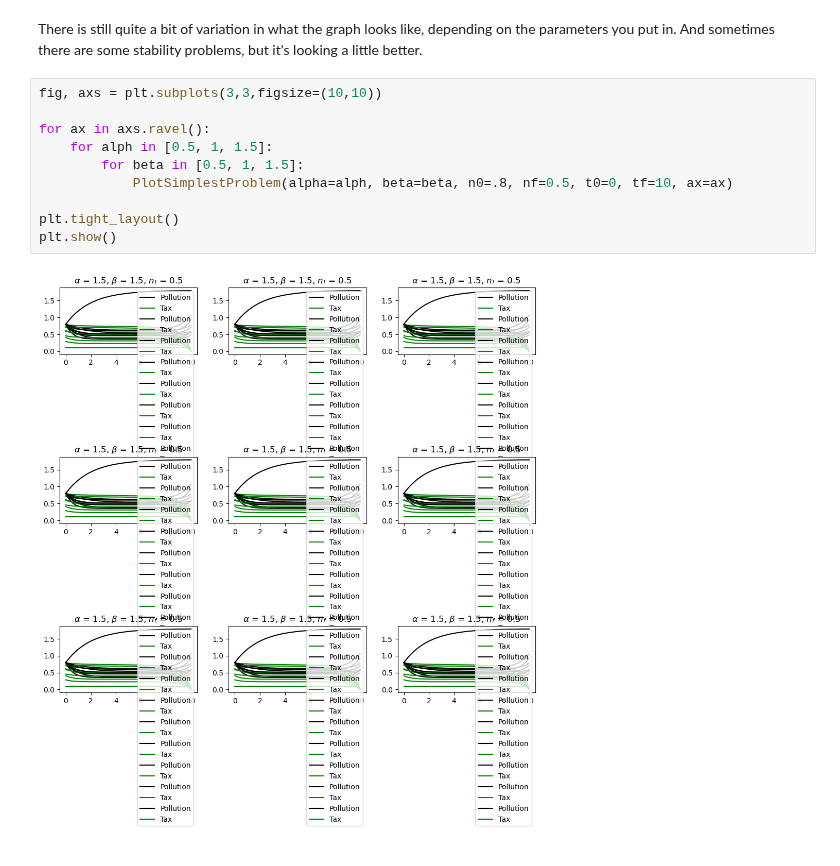
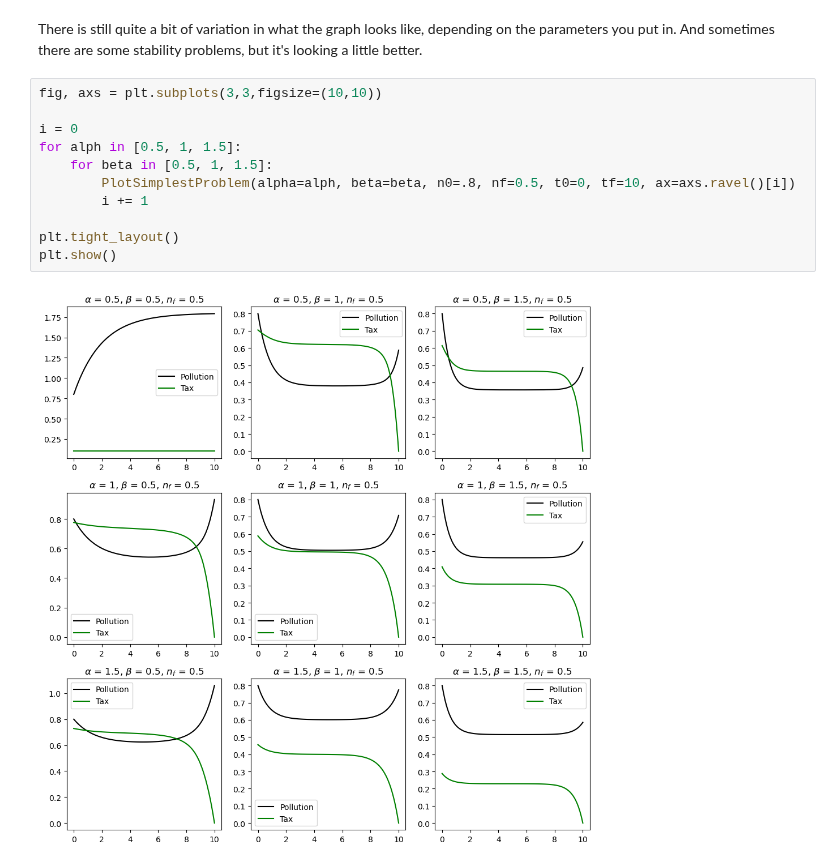
Before and after one commit to addmelo/ACME, a Jupyter notebook: Volume 4/MichaelExperiments.ipynb, the cells around one changed output. Saved outputs shown, nothing was run; the diff lists cells and outputs as text.

Commit message:
graph

```diff
--- a/Volume 4/MichaelExperiments.ipynb
+++ b/Volume 4/MichaelExperiments.ipynb
@@ -113,12 +113,13 @@ There is still quite a bit of variation in what the graph looks like, depending
 # %%
 fig, axs = plt.subplots(3,3,figsize=(10,10))
 
-for ax in axs.ravel():
-    for alph in [0.5, 1, 1.5]:
-        for beta in [0.5, 1, 1.5]:
-            PlotSimplestProblem(alpha=alph, beta=beta, n0=.8, nf=0.5, t0=0, tf=10, ax=ax)
+i = 0
+for alph in [0.5, 1, 1.5]:
+    for beta in [0.5, 1, 1.5]:
+        PlotSimplestProblem(alpha=alph, beta=beta, n0=.8, nf=0.5, t0=0, tf=10, ax=axs.ravel()[i])
+        i += 1
 
 plt.tight_layout()
 plt.show()
 # %% [output]
-[figure, old version]
+[figure, new version]
```
